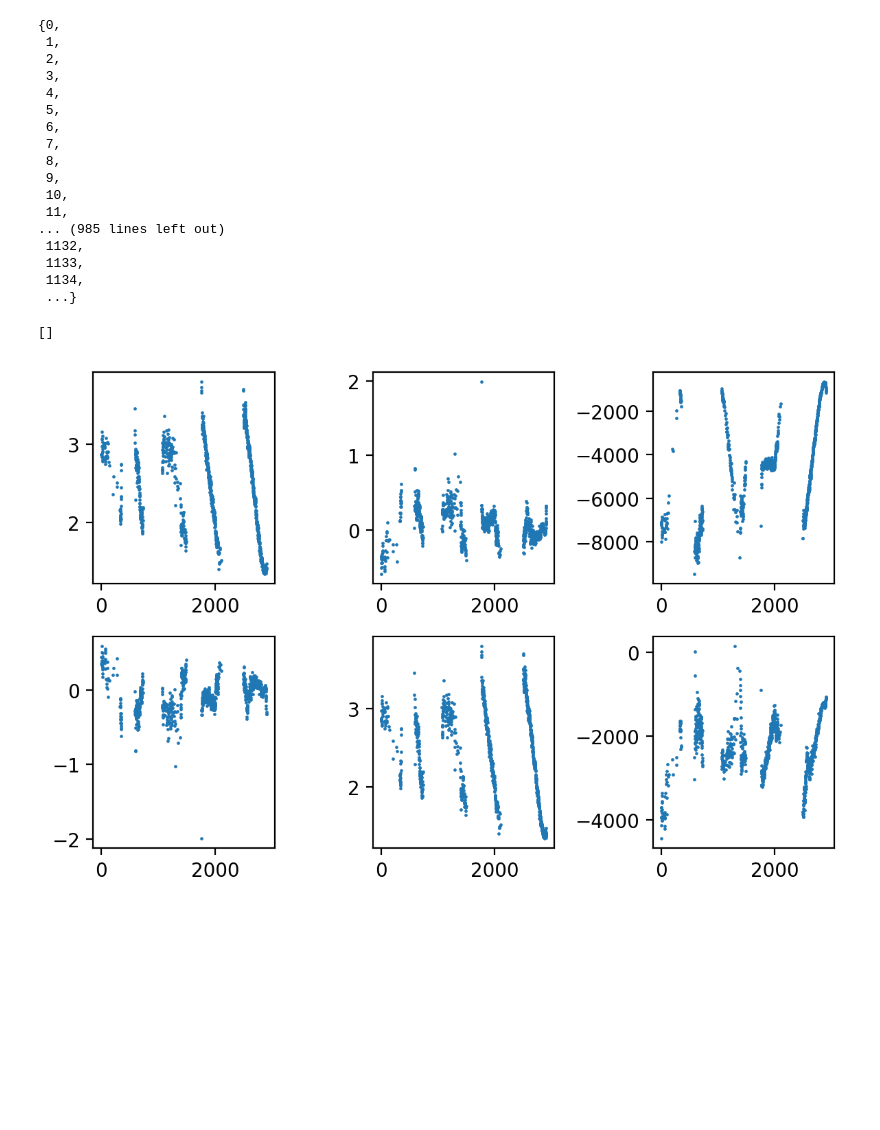
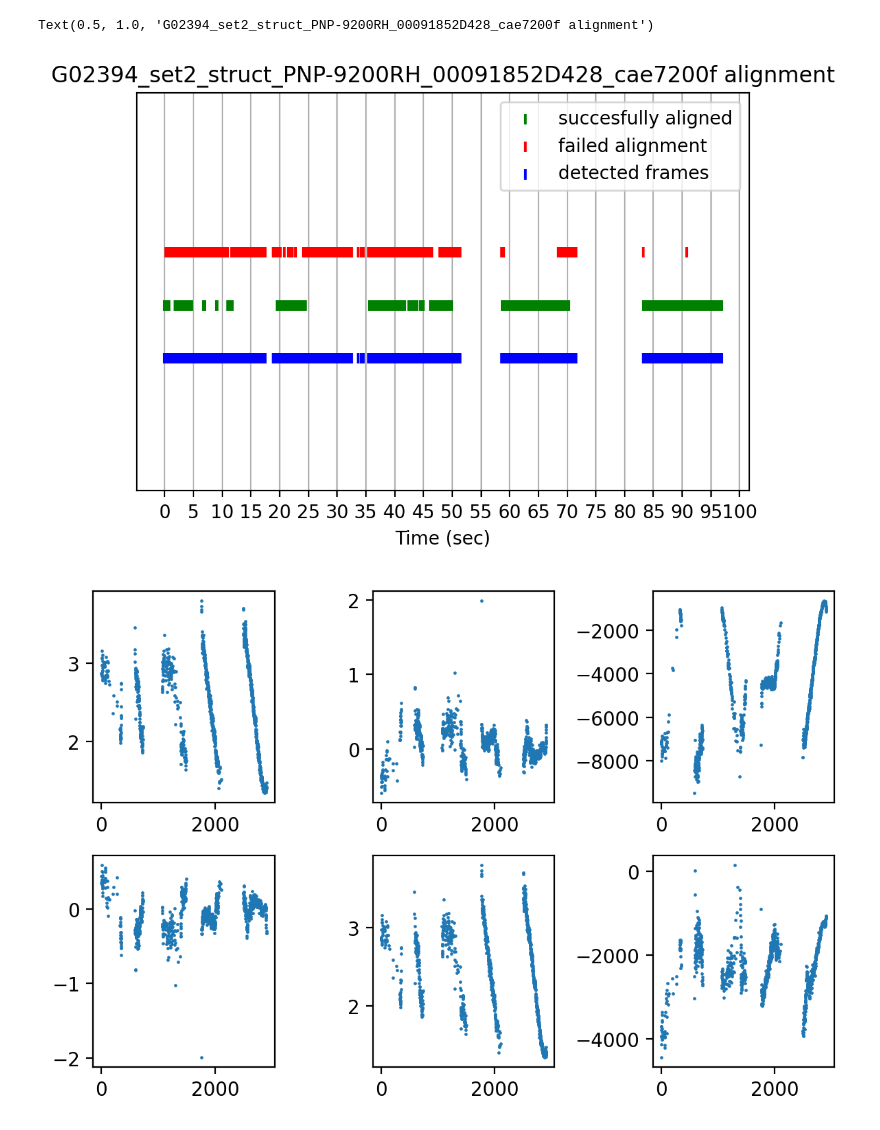
Before and after one commit to RyanAshbaugh/AdaFace, a Jupyter notebook: face_alignment_warp_analysis.ipynb, the cells around one changed output. Saved outputs shown, nothing was run; the diff lists cells and outputs as text; code cells hidden in the pictures; blank space fills up the shorter version.

Commit message:
update to visualization notebook

```diff
--- a/face_alignment_warp_analysis.ipynb
+++ b/face_alignment_warp_analysis.ipynb
@@ -23,29 +12,29 @@ plt.scatter(original_frame_nums, np.ones(len(original_frame_nums)), s=0.5)
-# %%
-set(detected_frame_nums)
-# %% [output]
-{0,
- 1,
- 2,
- 3,
- 4,
- 5,
- 6,
- 7,
- 8,
- 9,
- 10,
- 11,
-... (985 lines left out)
- 1132,
- 1133,
- 1134,
- ...}
 # %%
-missed_frame_nums = set(detected_frame_nums).difference(set(original_frame_nums))
+missed_frame_nums = list(set(detected_frame_nums).difference(set(original_frame_nums)))
+missed_frame_nums.sort()
-# %%
-original_frame_nums
-# %% [output]
-[]
+# %%
+fig = plt.figure(facecolor='white', dpi=dpi)
+ax = plt.gca()
+ax.set_axisbelow(True)
+
+offset = 0.01
+
+plt.scatter(np.asarray(original_frame_nums) / 30, np.zeros(len(original_frame_nums))+offset, color='g',
+            label='succesfully aligned', marker='|')
+plt.scatter(np.asarray(missed_frame_nums) / 30, np.zeros(len(missed_frame_nums))+ 2* offset, color='r',
+            label='failed alignment', marker='|')
+plt.scatter(np.asarray(detected_frame_nums) / 30, np.zeros(len(detected_frame_nums)), color='b',
+            label='detected frames', marker='|')
+plt.ylim([-0.025, 0.05])
+plt.legend()
+plt.xticks(range(0, 101, 5))
+plt.yticks([])
+plt.grid()
+plt.xlabel('Time (sec)')
+plt.title('G02394_set2_struct_PNP-9200RH_00091852D428_cae7200f alignment')
+# %% [output]
+Text(0.5, 1.0, 'G02394_set2_struct_PNP-9200RH_00091852D428_cae7200f alignment')
+[figure, new version]
 # %%
 fig, ax = plt.subplots(2, 3, facecolor='white', dpi=dpi)
 
```
Also changed, not shown: parts of 2 cells of this notebook.
